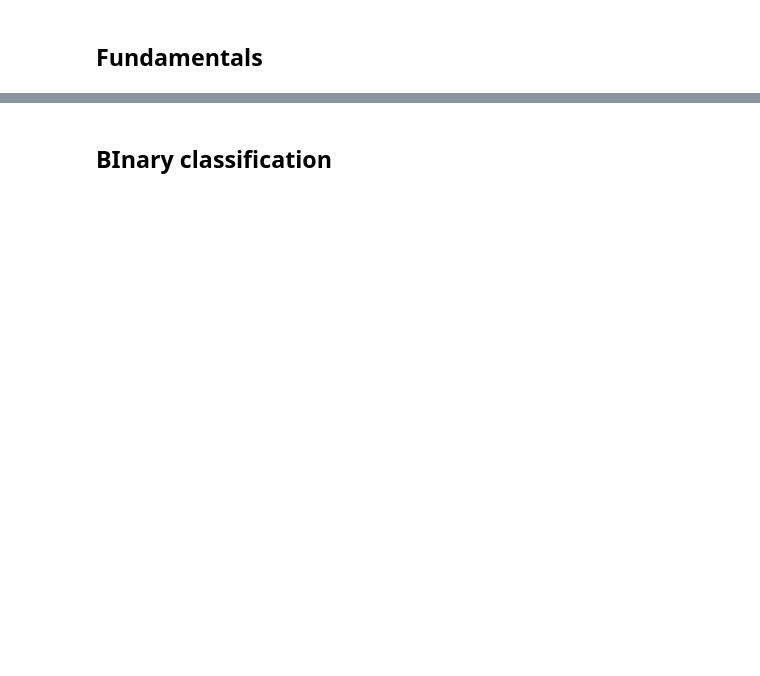
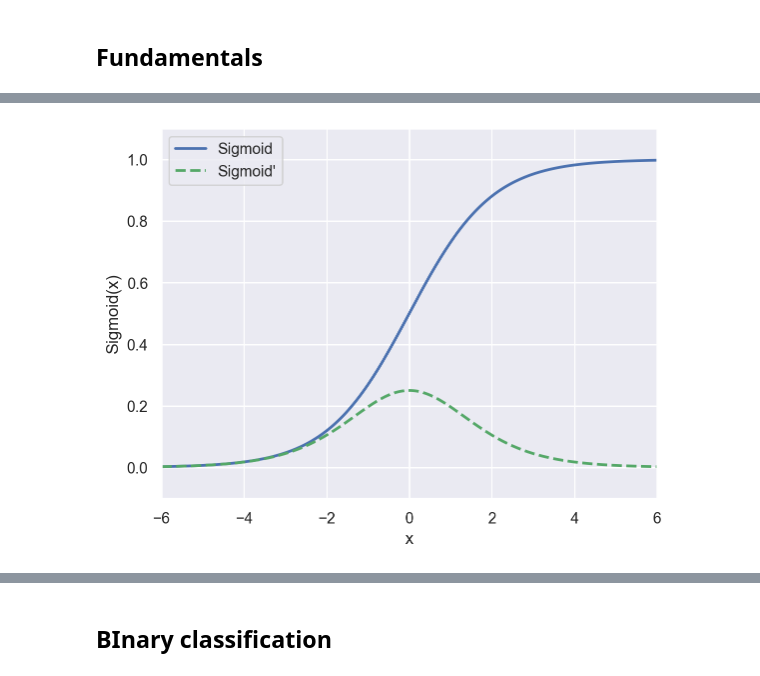
Before and after one commit to bpesquet/ainotes, a Jupyter notebook: docs/ml/ann.ipynb, the cells around one changed output, grey strips where cells are left out. Saved outputs shown, nothing was run; the diff lists cells and outputs as text; code cells hidden in the pictures; blank space fills up the shorter version.

```diff
--- a/docs/ml/ann.ipynb
+++ b/docs/ml/ann.ipynb
@@ -63,5 +38,20 @@ No GPU found, using CPU instead
 # %%
 # Utility functions
+
+
+def plot_activation_function(f, f_prime, name, axis=[-6, 6, -1.1, 1.1]):
+    """Plot an activation function and its derivative"""
+
+    x_min, x_max = axis[0], axis[1]
+
+    z = np.linspace(x_min, x_max, 200)
+    plt.plot(z, f(z), "b-", linewidth=2, label=name)
+    plt.plot(z, f_prime(z), "g--", linewidth=2, label=f"{name}'")
+    plt.xlabel("x")
+    plt.ylabel(f"{name}(x)")
+    plt.axis(axis)
+    plt.legend(loc="upper left")
+    plt.show()
 
 
 def plot_dataset(x, y):
@@ -155,0 +239,15 @@ def plot_fashion_images(data, labels):
+# %%
+def sigmoid(x):
+    """Sigmoid function"""
+
+    return 1 / (1 + np.exp(-x))
+
+
+def sigmoid_prime(x):
+    """Derivative of the sigmoid function"""
+
+    return sigmoid(x) * (1 - sigmoid(x))
+# %%
+plot_activation_function(sigmoid, sigmoid_prime, "Sigmoid", axis=[-6, 6, -0.1, 1.1])
+# %% [output]
+[figure, added]
```
Also changed, not shown: parts of 33 cells of this notebook, 10 other files.
